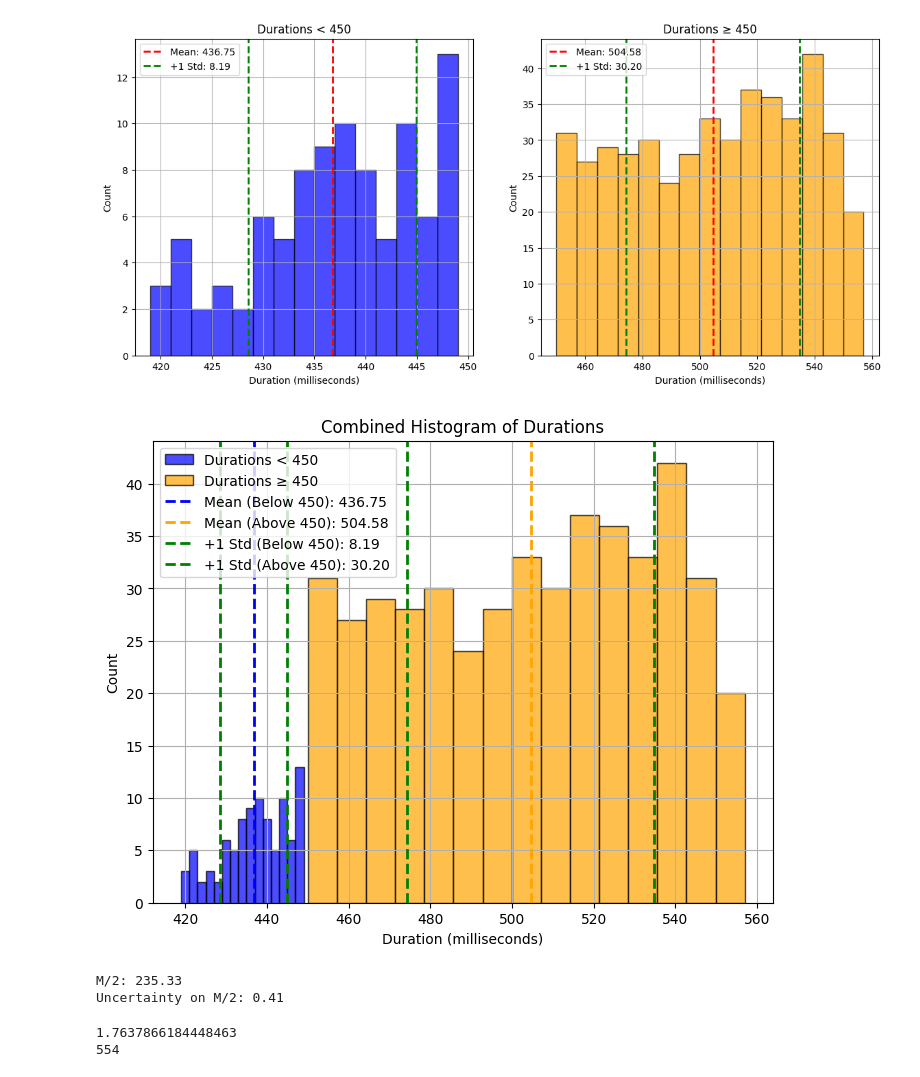
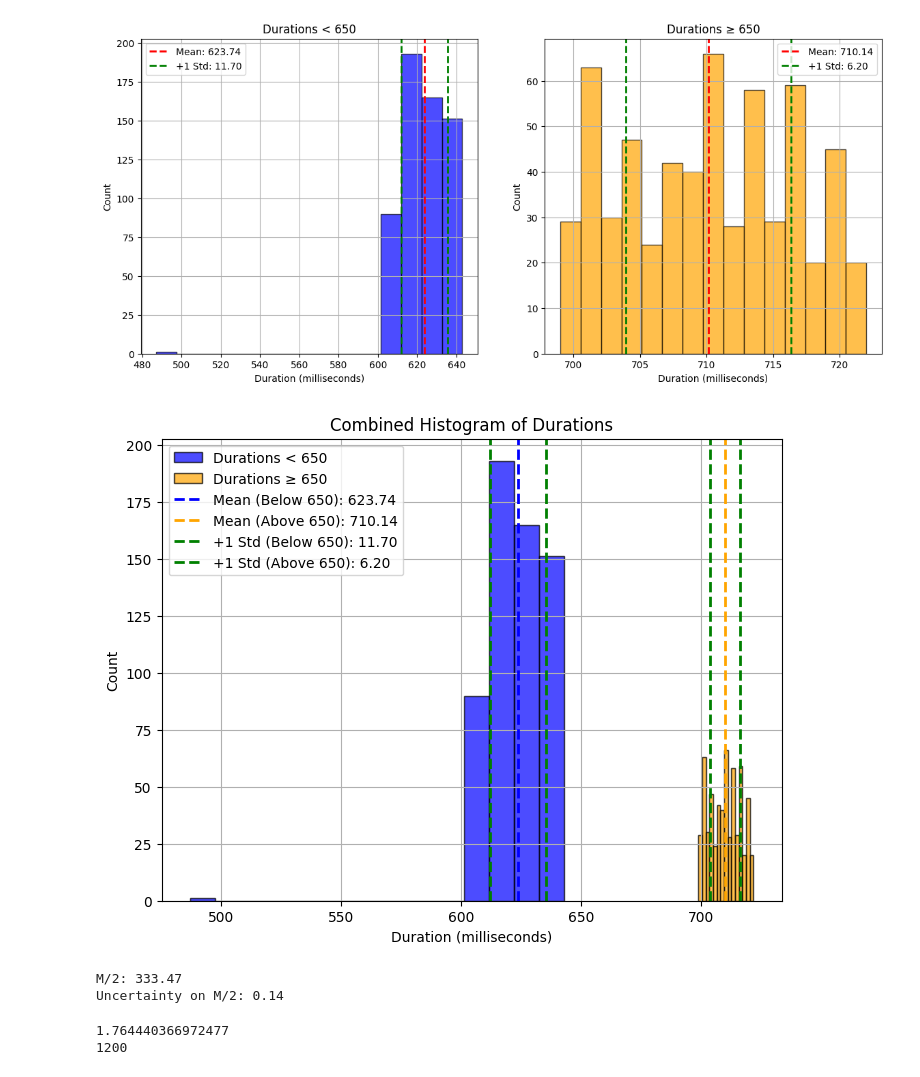
Before and after one commit to LoickMarion/ArduinoPendulum, a Jupyter notebook: pendulum_analysis.ipynb, the cells around one changed output. Saved outputs shown, nothing was run; the diff lists cells and outputs as text; code cells hidden in the pictures.

Commit message:
final data collection

```diff
--- a/pendulum_analysis.ipynb
+++ b/pendulum_analysis.ipynb
@@ -4,17 +4,17 @@ import matplotlib.pyplot as plt
 import pandas as pd
 # %%
 # Load data into a Pandas DataFrame
-df = pd.read_csv('sensor_data.csv', delimiter=',', skiprows=1, header=None)
+df = pd.read_csv('sensor_data_x773_st1.5_al_11.0_steel.csv', delimiter=',', skiprows=1, header=None)
 
 # Add new columns
 df['durations'] = df.iloc[:, 1] - df.iloc[:, 0]
 df['average'] = (df.iloc[:, 0] + df.iloc[:, 1]) / 2.0
 
 # Filter based on durations column
-filtered_df = df[df['durations'] >  100]
+filtered_df = df[df['durations'] >  200]
 # %%
 
-n = 450
+n = 650
 df_below_n = filtered_df[filtered_df['durations'] < n]
 df_above_n = filtered_df[filtered_df['durations'] >= n]
 
@@ -42,35 +42,35 @@ axes[0].legend()
 # Histogram for durations >= 450
 axes[1].hist(df_above_n['durations'], bins=15, color='orange', edgecolor='black', alpha=0.7)
 axes[1].axvline(mean_above, color='red', linestyle='dashed', linewidth=2, label=f'Mean: {mean_above:.2f}')
 axes[1].axvline(mean_above + std_above, color='green', linestyle='dashed', linewidth=2, label=f'+1 Std: {std_above:.2f}')
 axes[1].axvline(mean_above - std_above, color='green', linestyle='dashed', linewidth=2)
 axes[1].set_title('Durations ≥ ' + str(n))
 axes[1].set_xlabel('Duration (milliseconds)')
 axes[1].set_ylabel('Count')
 axes[1].grid(True)
 axes[1].legend()
 
 # Histogram for both datasets together
 plt.figure(figsize=(8, 6))
 plt.hist(df_below_n['durations'], bins=15, color='blue', edgecolor='black', alpha=0.7, label=f'Durations < {n}')
 plt.hist(df_above_n['durations'], bins=15, color='orange', edgecolor='black', alpha=0.7, label=f'Durations ≥ {n}')
 plt.axvline(mean_below, color='blue', linestyle='dashed', linewidth=2, label=f'Mean (Below {n}): {mean_below:.2f}')
 plt.axvline(mean_above, color='orange', linestyle='dashed', linewidth=2, label=f'Mean (Above {n}): {mean_above:.2f}')
 plt.axvline(mean_below + std_below, color='green', linestyle='dashed', linewidth=2, label=f'+1 Std (Below {n}): {std_below:.2f}')
 plt.axvline(mean_below - std_below, color='green', linestyle='dashed', linewidth=2)
 plt.axvline(mean_above + std_above, color='green', linestyle='dashed', linewidth=2, label=f'+1 Std (Above {n}): {std_above:.2f}')
 plt.axvline(mean_above - std_above, color='green', linestyle='dashed', linewidth=2)
 
 # Adding labels and title for the combined histogram
 plt.title('Combined Histogram of Durations')
 plt.xlabel('Duration (milliseconds)')
 plt.ylabel('Count')
 plt.legend()
 plt.grid(True)
 plt.show()
 # %% [output]
-[figure, old version]
+[figure, new version]
-[figure, old version]
+[figure, new version]
 # %%
 # Compute mean values
 mean1 = df_below_n['durations'].mean()
@@ -94,6 +94,6 @@ sigma_M_over_2 = sigma_M / 2
 print(f"M/2: {M_over_2:.2f}")
 print(f"Uncertainty on M/2: {sigma_M_over_2:.2f}")
 # %% [output]
-M/2: 235.33
-Uncertainty on M/2: 0.41
+M/2: 333.47
+Uncertainty on M/2: 0.14
 # %%
@@ -108,8 +108,8 @@ period = delta_t / (len(filtered_df) - 1) * 2 * 10**-3
 print(period)
 print(len(filtered_df))
 # %% [output]
-1.7637866184448463
-554
+1.764440366972477
+1200
 # %%
 g= 4 * np.pi**2 * L / period**2
 g= 4 * np.pi**2 * L / period**2
```
Also changed, not shown: parts of 2 cells of this notebook, 6 other files.
